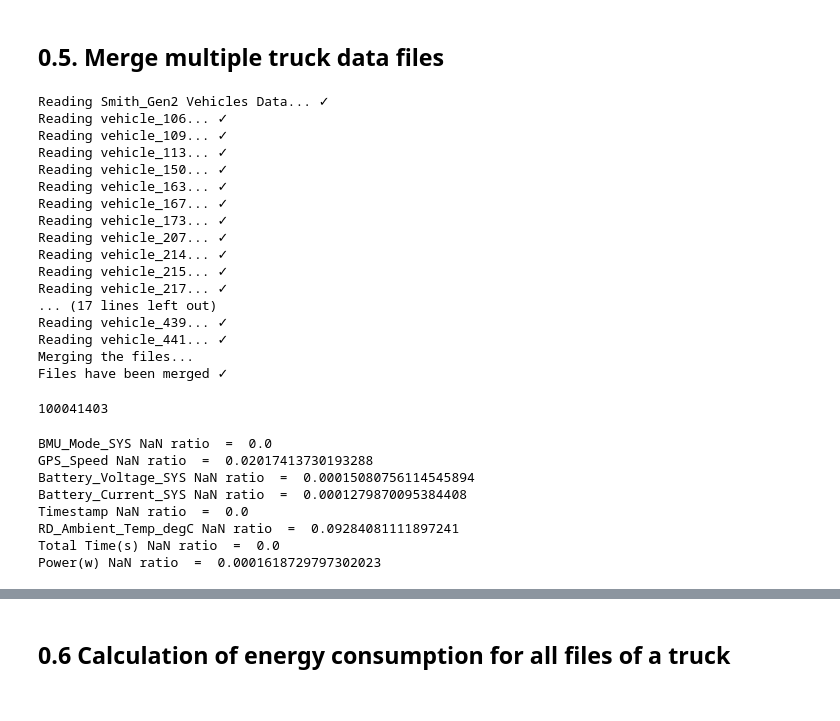
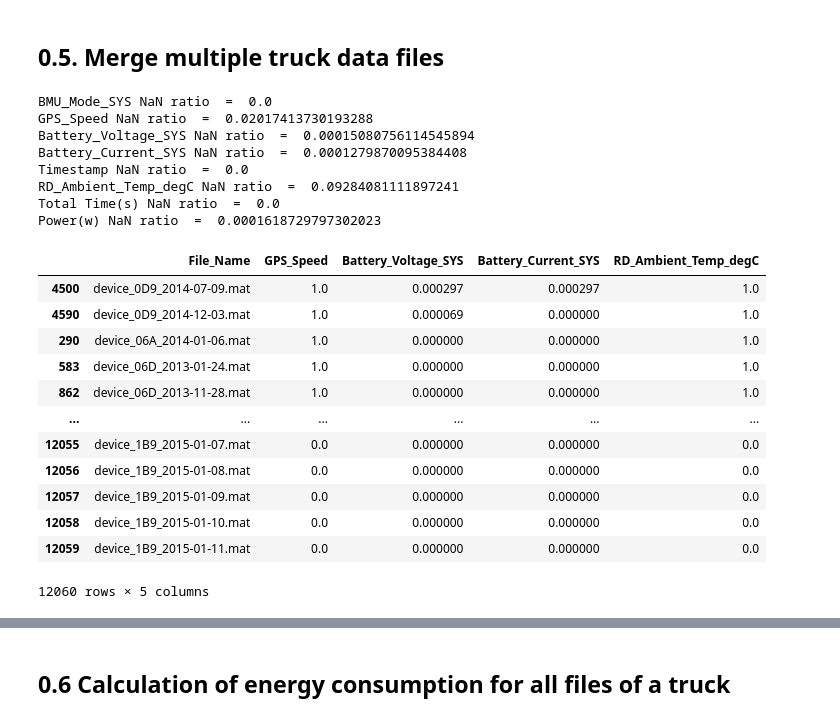
Before and after one commit to ydelipinar/Data_Based_Vehicle_Energy_Consumption_Modeling, a Jupyter notebook: ENS491_492_Project.ipynb, the cells around one changed output, grey strips where cells are left out. Cells and saved outputs as stored; diff of their text form; code cells hidden in the pictures.

Commit message:
data groupbyed by id and and nan values displayed

```diff
--- a/ENS491_492_Project.ipynb
+++ b/ENS491_492_Project.ipynb
@@ -345,11 +345,11 @@ for path, currentDirectory, files in os.walk(path_prefix):
             # Drop the 'Unnecessary' column
             df_temp = df_temp.drop(['Trip_diff'], axis=1)
             df_temp = df_temp.drop(['Seconds difference'], axis=1)
-
+            df_temp = df_temp.drop(['BMU_Mode_SYS'], axis=1)
             # Create the vehicle_name extracting from path
             # Insert the 'ID' and 'File_Name' columns
             df_temp["ID"] = os.path.basename(path) + '_' + file[file.rfind("_")+1:file.rfind(".")] + "_trip_" + df_temp["Trip"].astype(str)
-            df_temp["File_Name"] = file
+            df_temp["File_Name"] = os.path.basename(path) + '_' + file
 
             # Append the dataframe to the list
             df_list.append(df_temp)
@@ -363,21 +363,3 @@ for path, currentDirectory, files in os.walk(path_prefix):
 print("Merging the files... ")
 df_merged = pd.concat(df_list)
 print("Files have been merged", u'\u2713')
-# %% [output]
-Reading Smith_Gen2 Vehicles Data... ✓
-Reading vehicle_106... ✓
-Reading vehicle_109... ✓
-Reading vehicle_113... ✓
-Reading vehicle_150... ✓
-Reading vehicle_163... ✓
-Reading vehicle_167... ✓
-Reading vehicle_173... ✓
-Reading vehicle_207... ✓
-Reading vehicle_214... ✓
-Reading vehicle_215... ✓
-Reading vehicle_217... ✓
-... (17 lines left out)
-Reading vehicle_439... ✓
-Reading vehicle_441... ✓
-Merging the files...
-Files have been merged ✓
@@ -386,7 +366,3 @@ df_merged.to_csv('merged_new.csv',index=False)
-# %%
-df_merged.shape[0]
-# %% [output]
-100041403
 # %%
 print('BMU_Mode_SYS NaN ratio  = ', df_merged['BMU_Mode_SYS'].isna().sum()/df_merged.shape[0])
 print('GPS_Speed NaN ratio  = ', df_merged['GPS_Speed'].isna().sum()/df_merged.shape[0])
@@ -405,3 +381,29 @@ Timestamp NaN ratio  =  0.0
 RD_Ambient_Temp_degC NaN ratio  =  0.09284081111897241
 Total Time(s) NaN ratio  =  0.0
 Power(w) NaN ratio  =  0.0001618729797302023
+# %%
+def nan_ratio(x):
+    nan_count = x.isna().sum()
+    not_nan_count = x.notna().sum()
+    ratio = nan_count / (nan_count + not_nan_count)
+    return ratio
+# %%
+# groupby ID and calculate NaN ratio for Col1 and Col2
+grouped = df_merged.groupby('File_Name', as_index=False)[['GPS_Speed', 'Battery_Voltage_SYS','Battery_Current_SYS', 'RD_Ambient_Temp_degC']].apply(nan_ratio)
+grouped = grouped.sort_values(by=['RD_Ambient_Temp_degC','GPS_Speed','Battery_Voltage_SYS','Battery_Current_SYS'], ascending=False)
+# %%
+grouped.sort_values(by=['RD_Ambient_Temp_degC','GPS_Speed','Battery_Voltage_SYS','Battery_Current_SYS'], ascending=False)
+# %% [output]
+|  | File_Name | GPS_Speed | Battery_Voltage_SYS | Battery_Current_SYS | RD_Ambient_Temp_degC |
+| 4500 | device_0D9_2014-07-09.mat | 1.0 | 0.000297 | 0.000297 | 1.0 |
+| 4590 | device_0D9_2014-12-03.mat | 1.0 | 0.000069 | 0.000000 | 1.0 |
+| 290 | device_06A_2014-01-06.mat | 1.0 | 0.000000 | 0.000000 | 1.0 |
+| 583 | device_06D_2013-01-24.mat | 1.0 | 0.000000 | 0.000000 | 1.0 |
+| 862 | device_06D_2013-11-28.mat | 1.0 | 0.000000 | 0.000000 | 1.0 |
+| ... | ... | ... | ... | ... | ... |
+| 12055 | device_1B9_2015-01-07.mat | 0.0 | 0.000000 | 0.000000 | 0.0 |
+| 12056 | device_1B9_2015-01-08.mat | 0.0 | 0.000000 | 0.000000 | 0.0 |
+| 12057 | device_1B9_2015-01-09.mat | 0.0 | 0.000000 | 0.000000 | 0.0 |
+| 12058 | device_1B9_2015-01-10.mat | 0.0 | 0.000000 | 0.000000 | 0.0 |
+| 12059 | device_1B9_2015-01-11.mat | 0.0 | 0.000000 | 0.000000 | 0.0 |
+12060 rows × 5 columns
```
Also changed, not shown: parts of 4 cells of this notebook.
